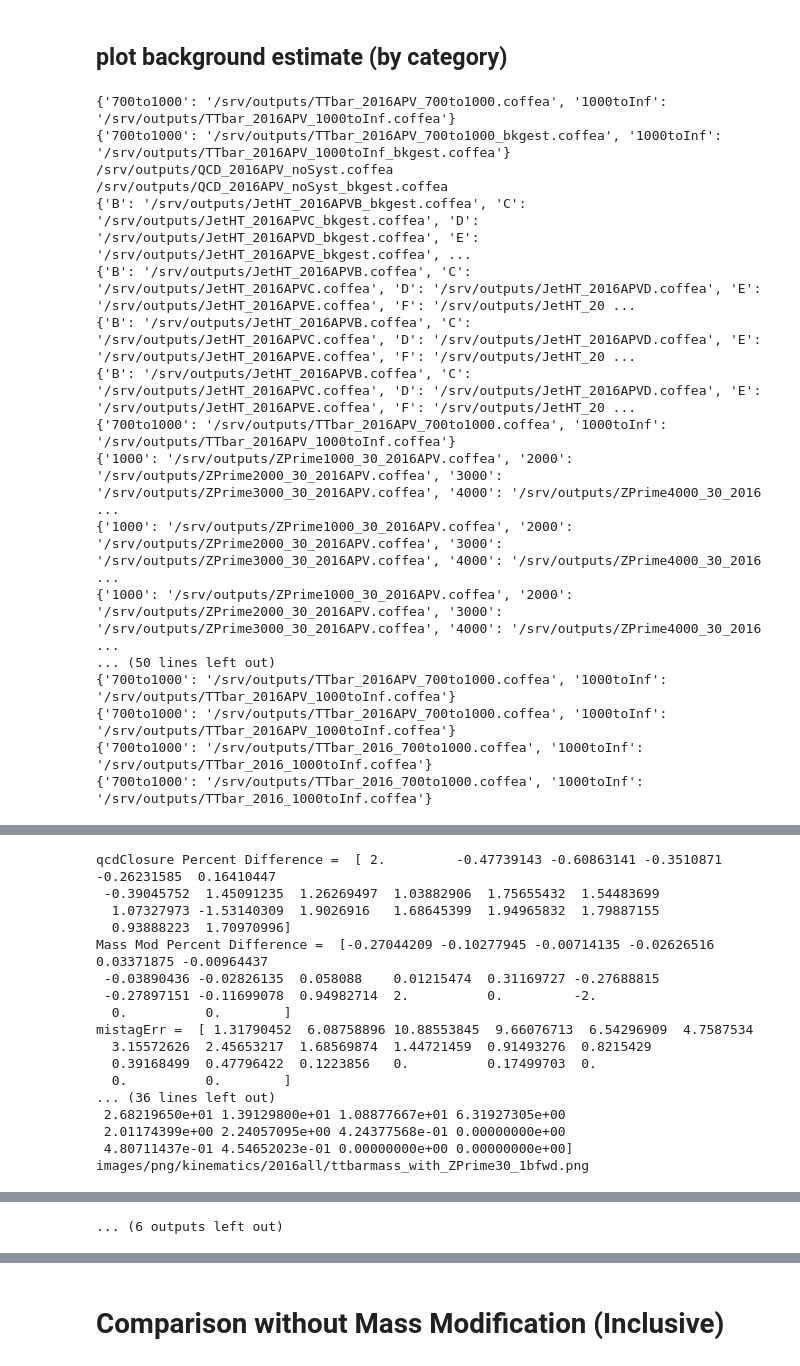
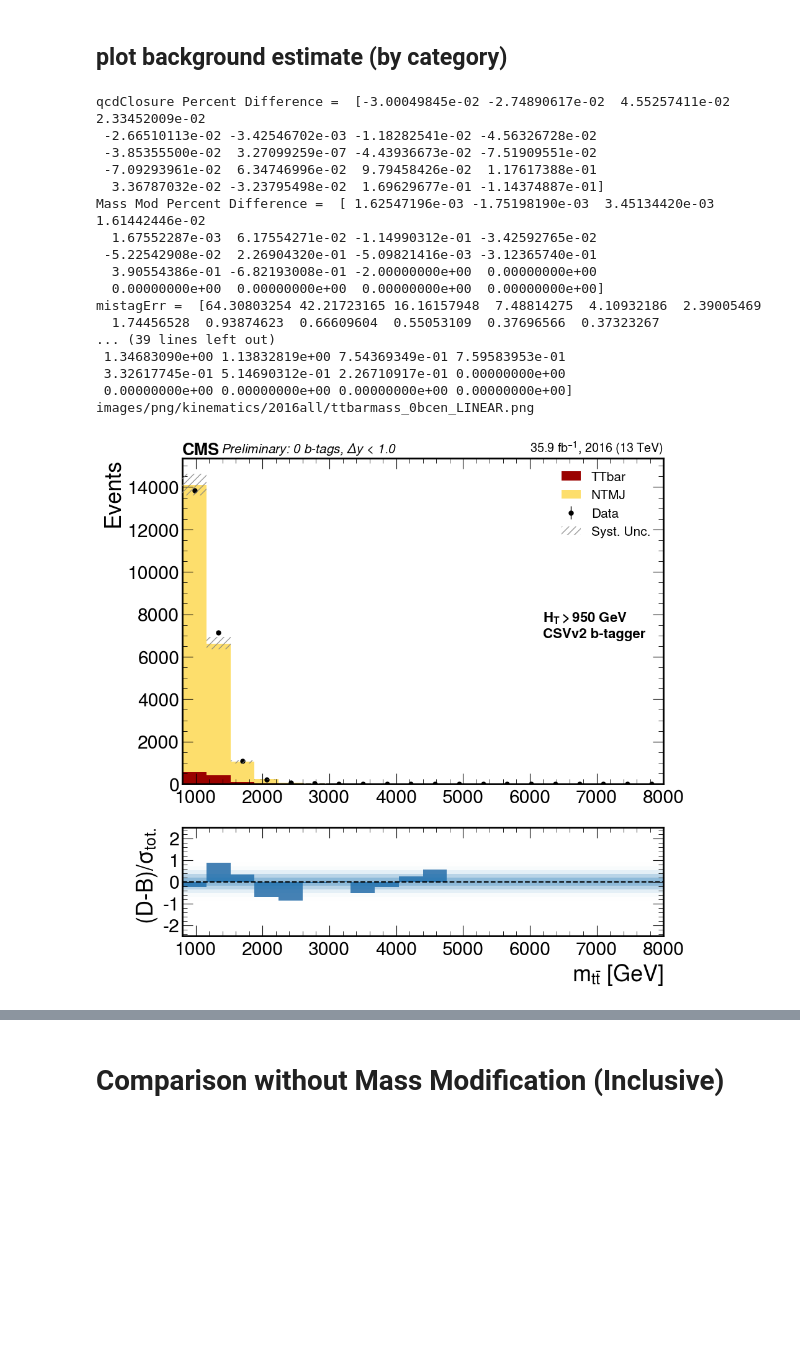
Before and after one commit to 7quantumphysics/TTbarAllHadUproot, a Jupyter notebook: plots/closureTest.ipynb, the cells around one changed output, grey strips where cells are left out. Cells and saved outputs as stored; diff of their text form; code cells hidden in the pictures; blank space fills up the shorter version.

```diff
--- a/plots/closureTest.ipynb
+++ b/plots/closureTest.ipynb
@@ -1208,9 +1364,9 @@ images/png/kinematics/2016all/ttbarmass_fine_with_ZPrime30_Inclusive.png
 # %%
 variable = 'ttbarmass'  # Change this at will
 signal = 'ZPrime30'
-useSignal = True
+useSignal = False
 usePull = True
-Linear = False
+Linear = True
 linearStr = ''
 sigstr = ''
 
@@ -1252,48 +1408,50 @@ for IOV in IOVs:
         if 'cen' in cat:
             dytext = r'$\Delta y$ < 1.0'
         elif 'fwd' in cat:
             dytext = r'$\Delta y$ > 1.0'
 
         btext = ''
         if '0b' in cat:
             btext = '0 b-tags'
         elif '1b' in cat:
             btext = '1 b-tag'
         elif '2b' in cat:
             btext = '2 b-tags'
 
         if Linear:
             text = f'Preliminary:    {btext}, {dytext}'
         else:
             text = f'Preliminary\n{btext}, {dytext} \n'
 
-        plotBackgroundEstimate(histDict, SystemUnc, text, SaveFileName, False, '', signal, variable, Linear, usePull, useSignal)
+
+        plotBackgroundEstimate(histDict, SystemUnc, text, SaveFileName, False, cat, signal, variable, Linear, usePull, useSignal)
 
         if usePull:
             savefilename = f'images/png/kinematics/{IOV}/{variable}{sigstr}_{cat}{linearStr}.png'
         else:
             savefilename = f'images/png/{dirname}/{IOV}/{variable}{sigstr}_{cat}{linearStr}.png'
 
         print(savefilename)
 #         plt.savefig(savefilename)
 #         plt.savefig(savefilename.replace('png', 'pdf'))
 
         plt.show()
 # %% [output]
-{'700to1000': '/srv/outputs/TTbar_2016APV_700to1000.coffea', '1000toInf': '/srv/outputs/TTbar_2016APV_1000toInf.coffea'}
-{'700to1000': '/srv/outputs/TTbar_2016APV_700to1000_bkgest.coffea', '1000toInf': '/srv/outputs/TTbar_2016APV_1000toInf_bkgest.coffea'}
-/srv/outputs/QCD_2016APV_noSyst.coffea
-/srv/outputs/QCD_2016APV_noSyst_bkgest.coffea
-{'B': '/srv/outputs/JetHT_2016APVB_bkgest.coffea', 'C': '/srv/outputs/JetHT_2016APVC_bkgest.coffea', 'D': '/srv/outputs/JetHT_2016APVD_bkgest.coffea', 'E': '/srv/outputs/JetHT_2016APVE_bkgest.coffea', ...
-{'B': '/srv/outputs/JetHT_2016APVB.coffea', 'C': '/srv/outputs/JetHT_2016APVC.coffea', 'D': '/srv/outputs/JetHT_2016APVD.coffea', 'E': '/srv/outputs/JetHT_2016APVE.coffea', 'F': '/srv/outputs/JetHT_20 ...
-{'B': '/srv/outputs/JetHT_2016APVB.coffea', 'C': '/srv/outputs/JetHT_2016APVC.coffea', 'D': '/srv/outputs/JetHT_2016APVD.coffea', 'E': '/srv/outputs/JetHT_2016APVE.coffea', 'F': '/srv/outputs/JetHT_20 ...
-{'B': '/srv/outputs/JetHT_2016APVB.coffea', 'C': '/srv/outputs/JetHT_2016APVC.coffea', 'D': '/srv/outputs/JetHT_2016APVD.coffea', 'E': '/srv/outputs/JetHT_2016APVE.coffea', 'F': '/srv/outputs/JetHT_20 ...
-{'700to1000': '/srv/outputs/TTbar_2016APV_700to1000.coffea', '1000toInf': '/srv/outputs/TTbar_2016APV_1000toInf.coffea'}
-{'1000': '/srv/outputs/ZPrime1000_30_2016APV.coffea', '2000': '/srv/outputs/ZPrime2000_30_2016APV.coffea', '3000': '/srv/outputs/ZPrime3000_30_2016APV.coffea', '4000': '/srv/outputs/ZPrime4000_30_2016 ...
-{'1000': '/srv/outputs/ZPrime1000_30_2016APV.coffea', '2000': '/srv/outputs/ZPrime2000_30_2016APV.coffea', '3000': '/srv/outputs/ZPrime3000_30_2016APV.coffea', '4000': '/srv/outputs/ZPrime4000_30_2016 ...
-{'1000': '/srv/outputs/ZPrime1000_30_2016APV.coffea', '2000': '/srv/outputs/ZPrime2000_30_2016APV.coffea', '3000': '/srv/outputs/ZPrime3000_30_2016APV.coffea', '4000': '/srv/outputs/ZPrime4000_30_2016 ...
-... (50 lines left out)
-{'700to1000': '/srv/outputs/TTbar_2016APV_700to1000.coffea', '1000toInf': '/srv/outputs/TTbar_2016APV_1000toInf.coffea'}
-{'700to1000': '/srv/outputs/TTbar_2016APV_700to1000.coffea', '1000toInf': '/srv/outputs/TTbar_2016APV_1000toInf.coffea'}
-{'700to1000': '/srv/outputs/TTbar_2016_700to1000.coffea', '1000toInf': '/srv/outputs/TTbar_2016_1000toInf.coffea'}
-{'700to1000': '/srv/outputs/TTbar_2016_700to1000.coffea', '1000toInf': '/srv/outputs/TTbar_2016_1000toInf.coffea'}
+qcdClosure Percent Difference =  [-3.00049845e-02 -2.74890617e-02  4.55257411e-02  2.33452009e-02
+ -2.66510113e-02 -3.42546702e-03 -1.18282541e-02 -4.56326728e-02
+ -3.85355500e-02  3.27099259e-07 -4.43936673e-02 -7.51909551e-02
+ -7.09293961e-02  6.34746996e-02  9.79458426e-02  1.17617388e-01
+  3.36787032e-02 -3.23795498e-02  1.69629677e-01 -1.14374887e-01]
+Mass Mod Percent Difference =  [ 1.62547196e-03 -1.75198190e-03  3.45134420e-03  1.61442446e-02
+  1.67552287e-03  6.17554271e-02 -1.14990312e-01 -3.42592765e-02
+ -5.22542908e-02  2.26904320e-01 -5.09821416e-03 -3.12365740e-01
+  3.90554386e-01 -6.82193008e-01 -2.00000000e+00  0.00000000e+00
+  0.00000000e+00  0.00000000e+00  0.00000000e+00  0.00000000e+00]
+mistagErr =  [64.30803254 42.21723165 16.16157948  7.48814275  4.10932186  2.39005469
+  1.74456528  0.93874623  0.66609604  0.55053109  0.37696566  0.37323267
+... (39 lines left out)
+ 1.34683090e+00 1.13832819e+00 7.54369349e-01 7.59583953e-01
+ 3.32617745e-01 5.14690312e-01 2.26710917e-01 0.00000000e+00
+ 0.00000000e+00 0.00000000e+00 0.00000000e+00 0.00000000e+00]
+images/png/kinematics/2016all/ttbarmass_0bcen_LINEAR.png
+[figure, new version]
@@ -1405,17 +1546,0 @@ images/png/kinematics/2016all/ttbarmass_with_ZPrime30_1bcen.png
-qcdClosure Percent Difference =  [ 2.         -0.47739143 -0.60863141 -0.3510871  -0.26231585  0.16410447
- -0.39045752  1.45091235  1.26269497  1.03882906  1.75655432  1.54483699
-  1.07327973 -1.53140309  1.9026916   1.68645399  1.94965832  1.79887155
-  0.93888223  1.70970996]
-Mass Mod Percent Difference =  [-0.27044209 -0.10277945 -0.00714135 -0.02626516  0.03371875 -0.00964437
- -0.03890436 -0.02826135  0.058088    0.01215474  0.31169727 -0.27688815
- -0.27897151 -0.11699078  0.94982714  2.          0.         -2.
-  0.          0.        ]
-mistagErr =  [ 1.31790452  6.08758896 10.88553845  9.66076713  6.54296909  4.7587534
-  3.15572626  2.45653217  1.68569874  1.44721459  0.91493276  0.8215429
-  0.39168499  0.47796422  0.1223856   0.          0.17499703  0.
-  0.          0.        ]
-... (36 lines left out)
- 2.68219650e+01 1.39129800e+01 1.08877667e+01 6.31927305e+00
- 2.01174399e+00 2.24057095e+00 4.24377568e-01 0.00000000e+00
- 4.80711437e-01 4.54652023e-01 0.00000000e+00 0.00000000e+00]
-images/png/kinematics/2016all/ttbarmass_with_ZPrime30_1bfwd.png
@@ -1423 +1546,0 @@ images/png/kinematics/2016all/ttbarmass_with_ZPrime30_1bfwd.png
-... (6 outputs left out)
```
Also changed, not shown: parts of 14 cells of this notebook.
